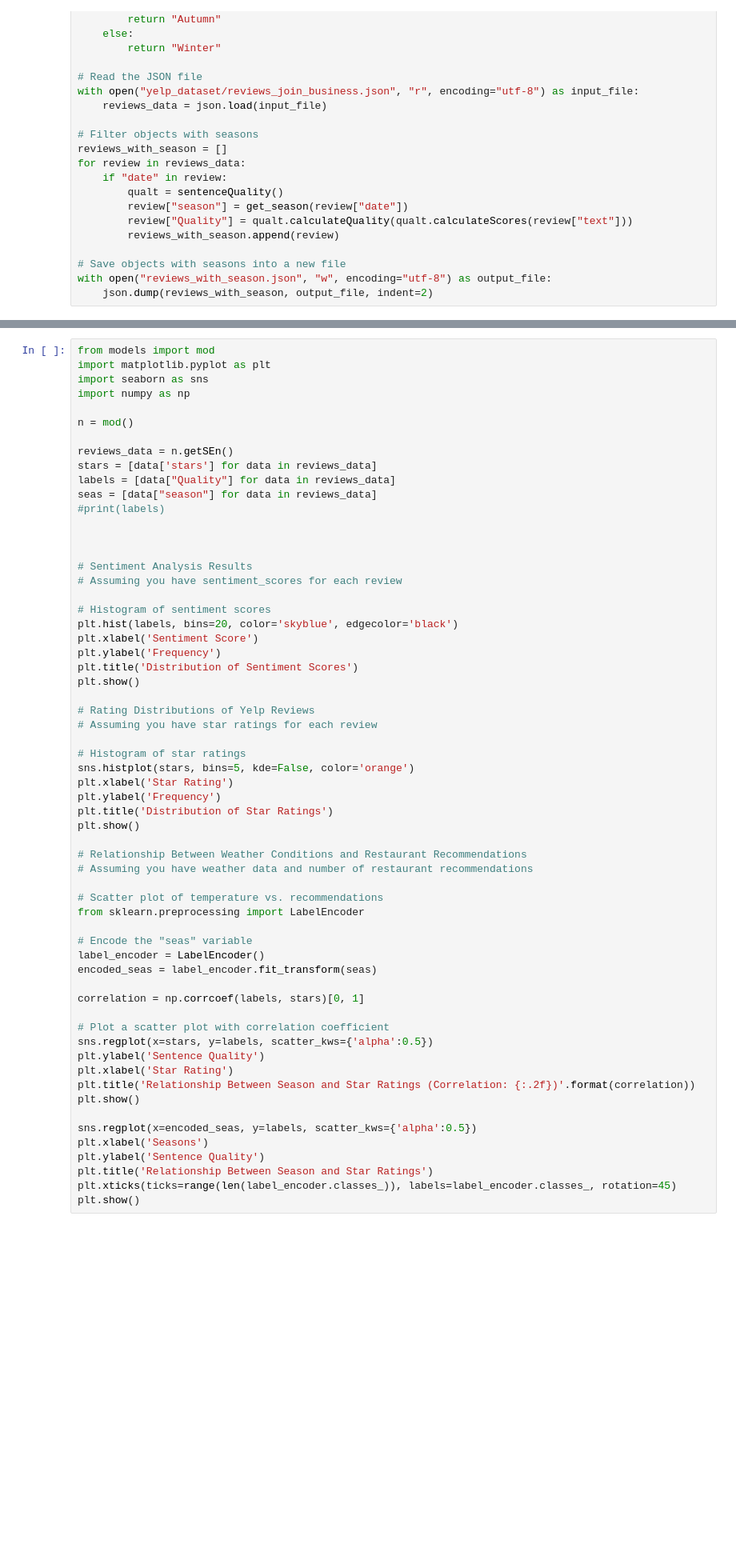
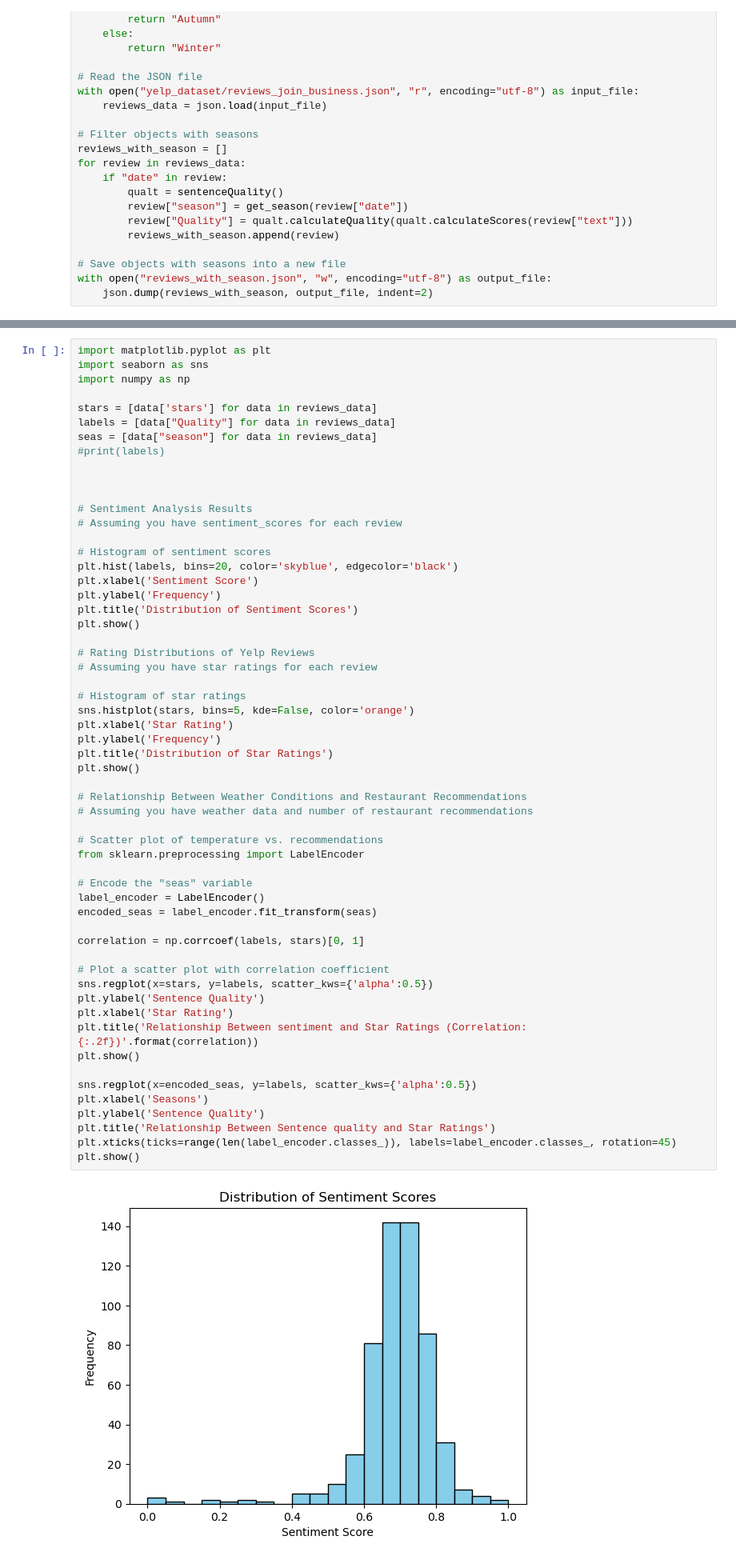
Before and after one commit to jonahansmulcrone/Data233FinalProject, a Jupyter notebook: Project_final.ipynb, the cells around one changed output, grey strips where cells are left out. Shown: that part at 80% size. Drawn from its saved outputs; the diff is of its cells as text; blank space fills up the shorter version.

Commit message:
So I did three models in this

```diff
--- a/Project_final.ipynb
+++ b/Project_final.ipynb
@@ -442,12 +490,8 @@ Linear regssion [2.]
 # %%
-from models import mod
 import matplotlib.pyplot as plt
 import seaborn as sns
 import numpy as np
 
-n = mod()
-
-reviews_data = n.getSEn()
 stars = [data['stars'] for data in reviews_data]
 labels = [data["Quality"] for data in reviews_data]
 seas = [data["season"] for data in reviews_data]
@@ -471,32 +515,34 @@ plt.show()
 # Histogram of star ratings
 sns.histplot(stars, bins=5, kde=False, color='orange')
 plt.xlabel('Star Rating')
 plt.ylabel('Frequency')
 plt.title('Distribution of Star Ratings')
 plt.show()
 
 # Relationship Between Weather Conditions and Restaurant Recommendations
 # Assuming you have weather data and number of restaurant recommendations
 
 # Scatter plot of temperature vs. recommendations
 from sklearn.preprocessing import LabelEncoder
 
 # Encode the "seas" variable
 label_encoder = LabelEncoder()
 encoded_seas = label_encoder.fit_transform(seas)
 
 correlation = np.corrcoef(labels, stars)[0, 1]
 
 # Plot a scatter plot with correlation coefficient
 sns.regplot(x=stars, y=labels, scatter_kws={'alpha':0.5})
 plt.ylabel('Sentence Quality')
 plt.xlabel('Star Rating')
-plt.title('Relationship Between Season and Star Ratings (Correlation: {:.2f})'.format(correlation))
+plt.title('Relationship Between sentiment and Star Ratings (Correlation: {:.2f})'.format(correlation))
 plt.show()
 
 sns.regplot(x=encoded_seas, y=labels, scatter_kws={'alpha':0.5})
 plt.xlabel('Seasons')
 plt.ylabel('Sentence Quality')
-plt.title('Relationship Between Season and Star Ratings')
+plt.title('Relationship Between Sentence quality and Star Ratings')
 plt.xticks(ticks=range(len(label_encoder.classes_)), labels=label_encoder.classes_, rotation=45)
 plt.show()
+# %% [output]
+[figure, added]
```
Also changed, not shown: parts of 8 cells of this notebook.
